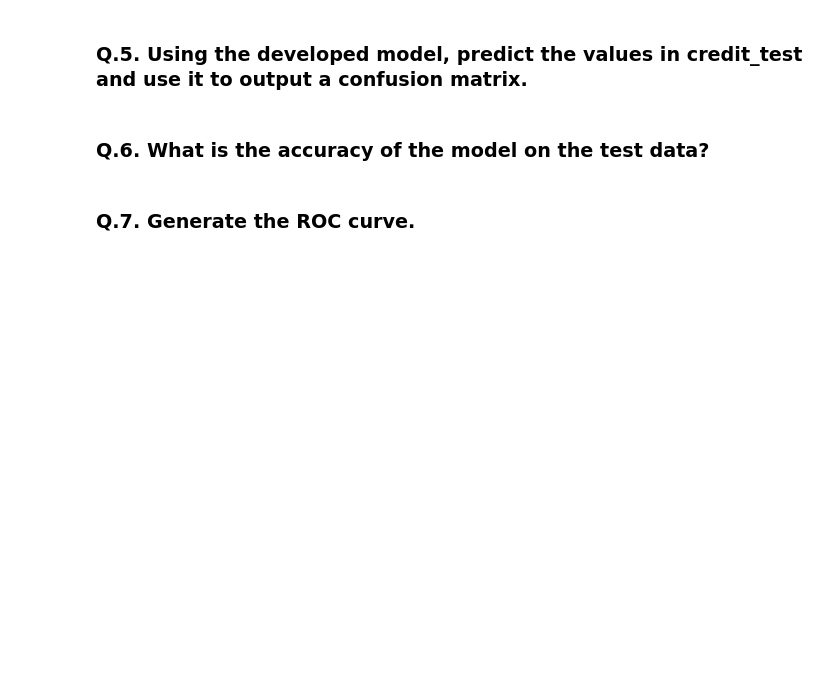
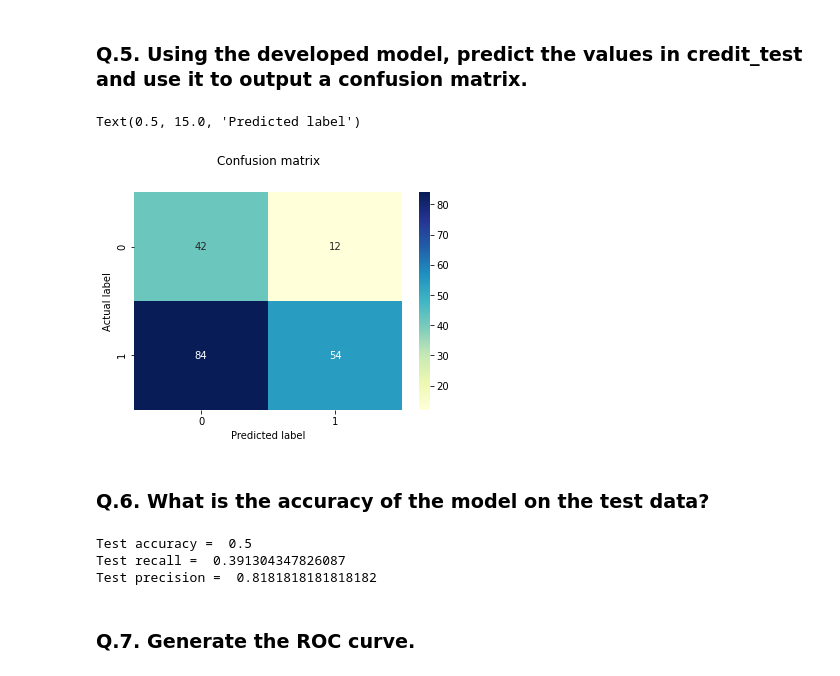
Before and after one commit to rodolfolermacontreras/ML_1_Assignment_3, a Jupyter notebook: ML510-Lesson3_Rodolfo_Lerma.ipynb, the cells around one changed output. Cells and saved outputs as stored; diff of their text form; code cells hidden in the pictures; blank space fills up the shorter version.

Commit message:
First attempt on the model
Logistic regression &  LDA.
Need to review analysis

```diff
--- a/ML510-Lesson3_Rodolfo_Lerma.ipynb
+++ b/ML510-Lesson3_Rodolfo_Lerma.ipynb
@@ -150,6 +215,7 @@ One sentence summary:
 <h3>Q.3. Binarize the y output for e.g. 0 = 'bad' credit; 1 = 'good' credit. </h3>
 # %%
 credit_train.replace(to_replace = ['Good','Bad'], value = ['1','0'], inplace = True)
+credit_test.replace(to_replace = ['Good','Bad'], value = ['1','0'], inplace = True)
 credit_train.head()
 # %% [output]
 |  | Class | Duration | Amount | InstallmentRatePercentage | ResidenceDuration | Age | NumberExistingCredits | ... |
@@ -162,0 +261,5 @@ credit_train.head()
+# %%
+X_train = credit_train[["CreditHistory.Critical"]].astype(float)
+y_train = credit_train[["Class"]].astype(float)
+# %%
+log_reg = sm.Logit(y_train, X_train).fit()
@@ -163,4 +287,32 @@ credit_train.head()
 # %% [markdown]
 <h3>Q.5. Using the developed model, predict the values in credit_test and use it to output a confusion matrix.</h3>
+# %%
+X_test = credit_test[["CreditHistory.Critical"]].astype(float)
+y_test = credit_test[["Class"]].astype(float)
+
+y_predicted = log_reg.predict(X_test)
+prediction = list(map(round, y_predicted))
+# %%
+from sklearn.metrics import (confusion_matrix, accuracy_score, precision_score, recall_score, f1_score)
+import seaborn as sns
+
+#Confusion matrix
+cm = confusion_matrix(y_test, prediction)
+#print ("Confusion Matrix : \n", cm)
+
+class_names=[0,1] # name of classes
+fig, ax = plt.subplots()
+tick_marks = np.arange(len(class_names))
+plt.xticks(tick_marks, class_names)
+plt.yticks(tick_marks, class_names)
+sns.heatmap(pd.DataFrame(cm), annot=True, cmap="YlGnBu" ,fmt='g')
+#ax.xaxis.set_label_position("top")
+#plt.tight_layout()
+plt.title('Confusion matrix', y=1.1)
+plt.ylabel('Actual label')
+plt.xlabel('Predicted label')
+# %% [output]
+Text(0.5, 15.0, 'Predicted label')
+[figure, added]
 # %% [markdown]
 <h3>Q.6. What is the accuracy of the model on the test data?</h3>
@@ -169,2 +319,11 @@ credit_train.head()
+# %%
+#Accuracy score of the model
+print('Test accuracy = ', accuracy_score(y_test, prediction))
+print('Test recall = ', recall_score(y_test, prediction))
+print('Test precision = ', precision_score(y_test, prediction))
+# %% [output]
+Test accuracy =  0.5
+Test recall =  0.391304347826087
+Test precision =  0.8181818181818182
 # %% [markdown]
 <h3>Q.7. Generate the ROC curve.</h3>
```
Also changed, not shown: parts of 29 cells of this notebook.
